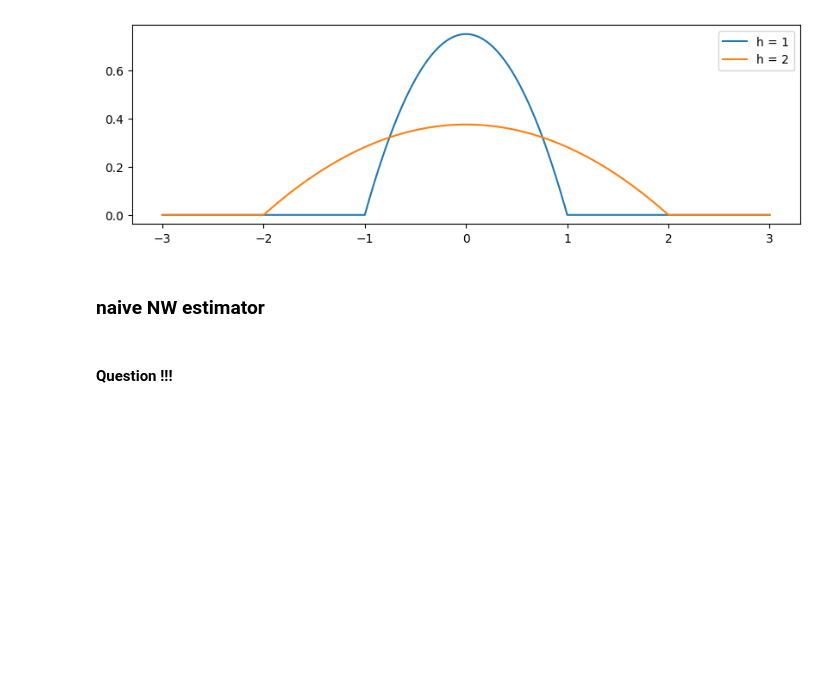
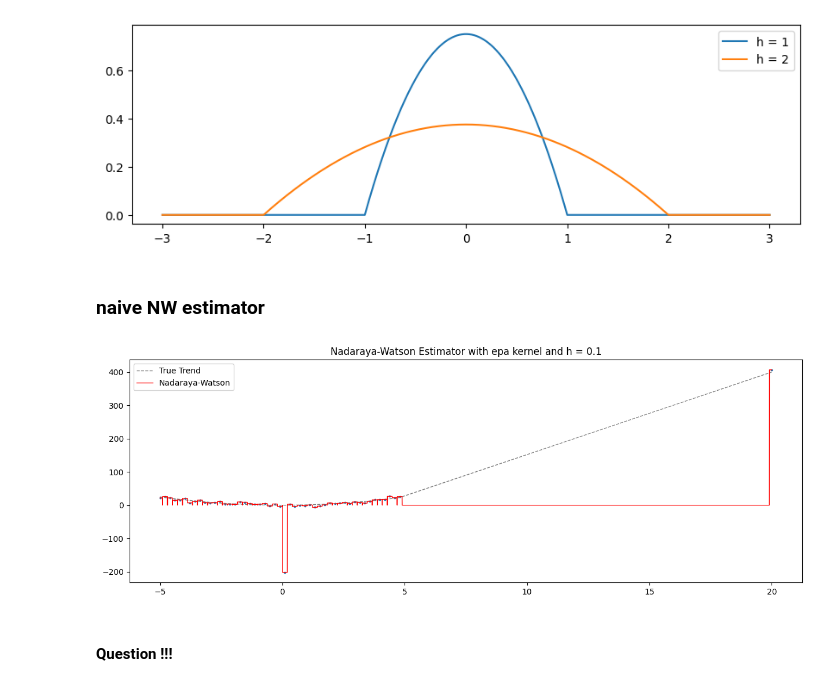
Before and after one commit to hikotei/Kernel-Simulations, a Jupyter notebook: 2023_12_12 NW.ipynb, the cells around one changed output. Saved outputs shown, nothing was run; the diff lists cells and outputs as text; code cells hidden in the pictures; blank space fills up the shorter version.

```diff
--- a/2023_12_12 NW.ipynb
+++ b/2023_12_12 NW.ipynb
@@ -76,6 +75,48 @@ def nadaraya_watson(x_obs, y_obs, x_pred, kernel, h=1):
         #     print(f"y = {np.round(y_obs)}")
 
     return y_pred
+# %%
+# simulation params
+n = 50
+x_min = -5
+x_max = 5
+
+np.random.seed(123)
+# generate data using trend = x^2 and gaussian noise
+x = np.linspace(x_min, x_max, n)
+# add outlier to x range
+x[-1] = 20
+
+# print(f"observations at x = {x}")
+y_true = x**2
+y = y_true + np.random.normal(0, 3, n)
+# add outlier to y range
+y[n//2] -= 200
+
+# Use Nadaraya-Watson Estimator
+x_pred = np.linspace(x.min(), x.max(), n * 100)
+# print(f"making NW pred at {x_pred}")
+
+# h = 0.1 * (1/np.pi) # = 0.03183098861837907
+h = 0.1
+kernel = 'epa'
+y_pred_nw = nadaraya_watson(x, y, x_pred, kernel, h=h)
+
+# Plot the original data and the regression line
+plt.figure(figsize=(15, 5))
+plt.scatter(x, y, s=3)
+plt.plot(x, y_true, color="grey", ls="--", lw=1, label="True Trend")
+# plt.plot(x, y_pred, color="grey", ls="--", lw=1, label="Linear Regression")
+plt.plot(x_pred, y_pred_nw, color="red", lw=1, label="Nadaraya-Watson")
+
+# plt.xlim(x_min, x_max+10)
+# plt.ylim(y_true.min()-10, np.sort(y_true)[1]+50)
+
+plt.title(f"Nadaraya-Watson Estimator with {kernel} kernel and h = {h}")
+plt.legend()
+plt.show()
+# %% [output]
+[figure, added]
 # %% [markdown]
 #### Question !!!
 # %%
```
Also changed, not shown: parts of 11 cells of this notebook.
